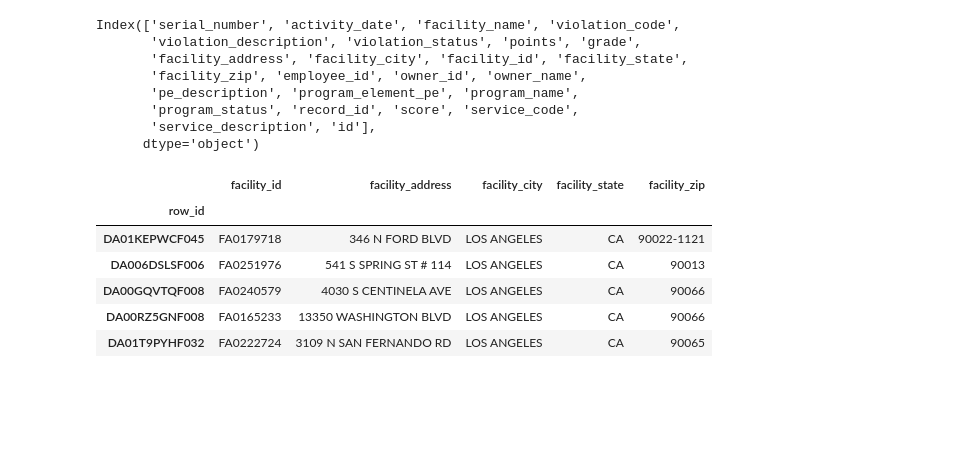
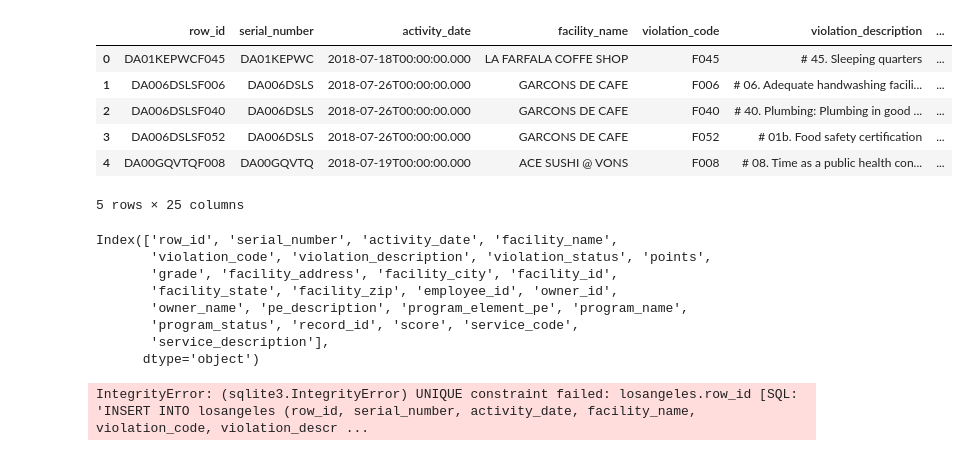
Before and after one commit to jorgepires311/LA-County-Restaurant-Market-Health, a Jupyter notebook: csvtodb.ipynb, the cells around one changed output. Drawn from its saved outputs; the diff is of its cells as text; code cells hidden in the pictures; blank space fills up the shorter version.

```diff
--- a/csvtodb.ipynb
+++ b/csvtodb.ipynb
@@ -18,25 +18,37 @@ csvfile.close()
 # %%
 # filter data for the July 2018 only
 pdDate = pdCSV.loc[(pdCSV['activity_date'] > '2018-06-30')&(pdCSV['activity_date'] <='2018-07-31')]
+pdDate = pdDate.reset_index()
 pdDate.head()
+# %% [output]
+|  | row_id | serial_number | activity_date | facility_name | violation_code | violation_description | ... |
+| 0 | DA01KEPWCF045 | DA01KEPWC | 2018-07-18T00:00:00.000 | LA FARFALA COFFE SHOP | F045 | # 45. Sleeping quarters | ... |
+| 1 | DA006DSLSF006 | DA006DSLS | 2018-07-26T00:00:00.000 | GARCONS DE CAFE | F006 | # 06. Adequate handwashing facili... | ... |
+| 2 | DA006DSLSF040 | DA006DSLS | 2018-07-26T00:00:00.000 | GARCONS DE CAFE | F040 | # 40. Plumbing: Plumbing in good ... | ... |
+| 3 | DA006DSLSF052 | DA006DSLS | 2018-07-26T00:00:00.000 | GARCONS DE CAFE | F052 | # 01b. Food safety certification | ... |
+| 4 | DA00GQVTQF008 | DA00GQVTQ | 2018-07-19T00:00:00.000 | ACE SUSHI @ VONS | F008 | # 08. Time as a public health con... | ... |
+5 rows × 25 columns
 # %%
 # save filtered CSV data as JSON file
+pdDate.to_csv(r'./data/restaurant-and-market-health-violations_temp.csv')
 pdDate.to_json(r'./data/restaurant-and-market-health-violations.json', orient='records')
 pdDate.columns
 # %% [output]
-Index(['serial_number', 'activity_date', 'facility_name', 'violation_code',
-       'violation_description', 'violation_status', 'points', 'grade',
-       'facility_address', 'facility_city', 'facility_id', 'facility_state',
-       'facility_zip', 'employee_id', 'owner_id', 'owner_name',
-       'pe_description', 'program_element_pe', 'program_name',
+Index(['row_id', 'serial_number', 'activity_date', 'facility_name',
+       'violation_code', 'violation_description', 'violation_status', 'points',
+       'grade', 'facility_address', 'facility_city', 'facility_id',
+       'facility_state', 'facility_zip', 'employee_id', 'owner_id',
+       'owner_name', 'pe_description', 'program_element_pe', 'program_name',
        'program_status', 'record_id', 'score', 'service_code',
-       'service_description', 'id'],
+       'service_description'],
       dtype='object')
 # %%
 # save filtered CSV data as CSV file and Export DataFrame to SQLLITE
 pdDate.to_csv(r'./data/restaurant-and-market-health-violations-0718.csv')
 engine = create_engine('sqlite:///data/los_angeles.db', echo=False)
 pdDate.to_sql('losangeles', con=engine, if_exists='append')
+# %% [output]
+IntegrityError: (sqlite3.IntegrityError) UNIQUE constraint failed: losangeles.row_id [SQL: 'INSERT INTO losangeles (row_id, serial_number, activity_date, facility_name, violation_code, violation_descr ...
 # %%
 # generate DataFrame to contain location data
 dfLoc = pdDate[['facility_id','facility_address','facility_city','facility_state','facility_zip']].drop_duplicates()
@@ -44,14 +56,6 @@ dfLoc
 dfLoc.set_index('facility_id')
 
 dfLoc.head()
-# %% [output]
-|  | facility_id | facility_address | facility_city | facility_state | facility_zip |
-| row_id |  |  |  |  |  |
-| DA01KEPWCF045 | FA0179718 | 346 N FORD BLVD | LOS ANGELES | CA | 90022-1121 |
-| DA006DSLSF006 | FA0251976 | 541 S SPRING ST # 114 | LOS ANGELES | CA | 90013 |
-| DA00GQVTQF008 | FA0240579 | 4030 S CENTINELA AVE | LOS ANGELES | CA | 90066 |
-| DA00RZ5GNF008 | FA0165233 | 13350 WASHINGTON BLVD | LOS ANGELES | CA | 90066 |
-| DA01T9PYHF032 | FA0222724 | 3109 N SAN FERNANDO RD | LOS ANGELES | CA | 90065 |
 # %%
 # geocode location data
 LIMIT = 1800
```
Also changed, not shown: parts of 2 cells of this notebook, 2 other files.
